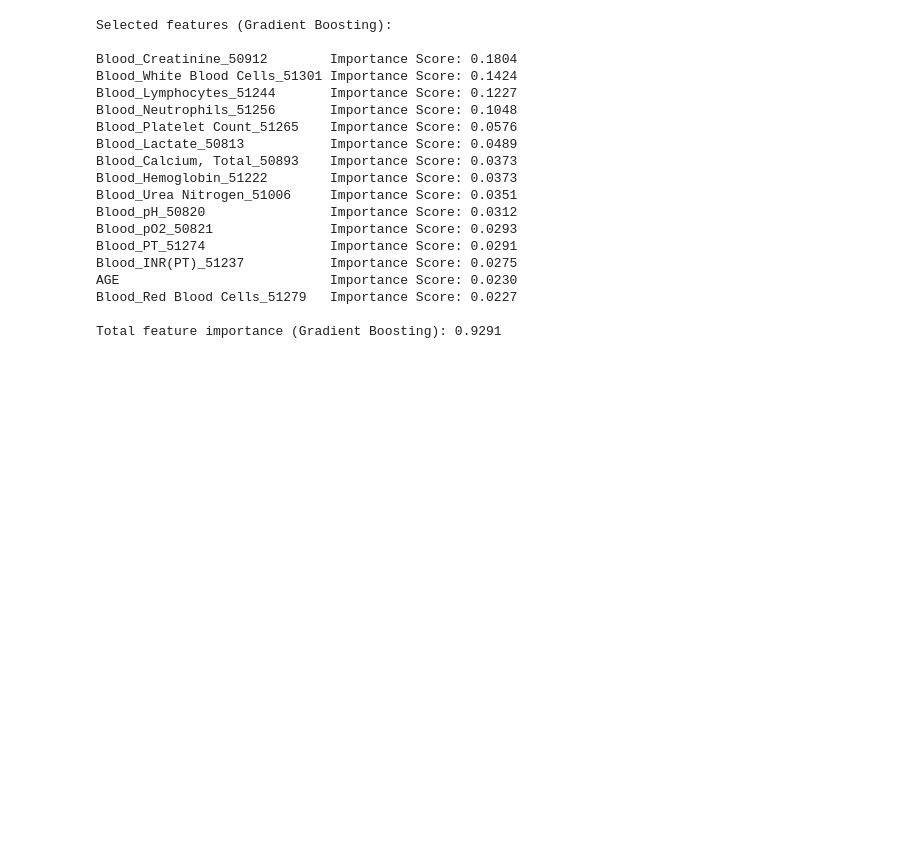
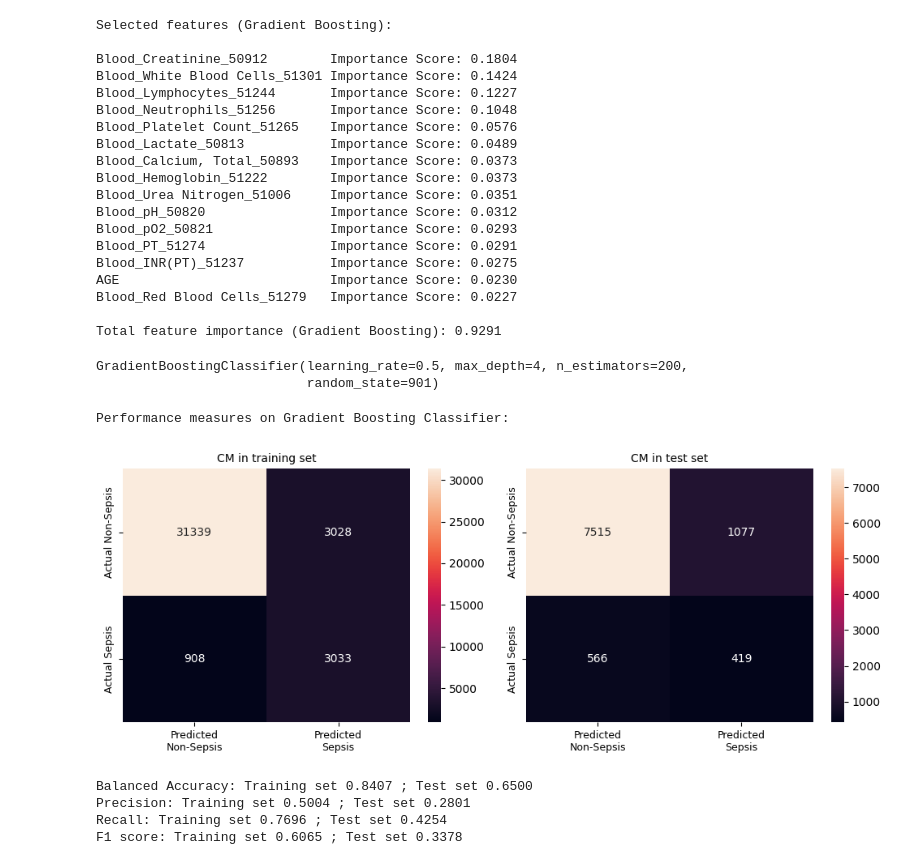
Before and after one commit to 23233408/CAPSTONE, a Jupyter notebook: Amy Hung/003_modelling_t0.ipynb, the cells around one changed output. Drawn from its saved outputs; the diff is of its cells as text; code cells hidden in the pictures; blank space fills up the shorter version.

```diff
--- a/Amy Hung/003_modelling_t0.ipynb
+++ b/Amy Hung/003_modelling_t0.ipynb
@@ -652,3 +656,12 @@ AGE                           Importance Score: 0.0230
 Blood_Red Blood Cells_51279   Importance Score: 0.0227
 
 Total feature importance (Gradient Boosting): 0.9291
+# %%
+# Initialize the Gradient Boosting Classifier
+t0_gb_v2 = GradientBoostingClassifier(random_state=901, learning_rate=0.5, max_depth=4, n_estimators=200)
+
+# Train the classifier on the training data
+t0_gb_v2.fit(X_t0_train, y_t0_train, sample_weight=[class_weights[label] for label in y_t0_train])
+# %% [output]
+GradientBoostingClassifier(learning_rate=0.5, max_depth=4, n_estimators=200,
+                           random_state=901)
@@ -654,0 +672,10 @@ Total feature importance (Gradient Boosting): 0.9291
+# %%
+print("Performance measures on Gradient Boosting Classifier:\n")
+performance_measure(t0_gb_v2, X_t0_train, X_t0_test, y_t0_train, y_t0_test)
+# %% [output]
+Performance measures on Gradient Boosting Classifier:
+[figure, added]
+Balanced Accuracy: Training set 0.8407 ; Test set 0.6500
+Precision: Training set 0.5004 ; Test set 0.2801
+Recall: Training set 0.7696 ; Test set 0.4254
+F1 score: Training set 0.6065 ; Test set 0.3378
```
Also changed, not shown: parts of 3 cells of this notebook.
